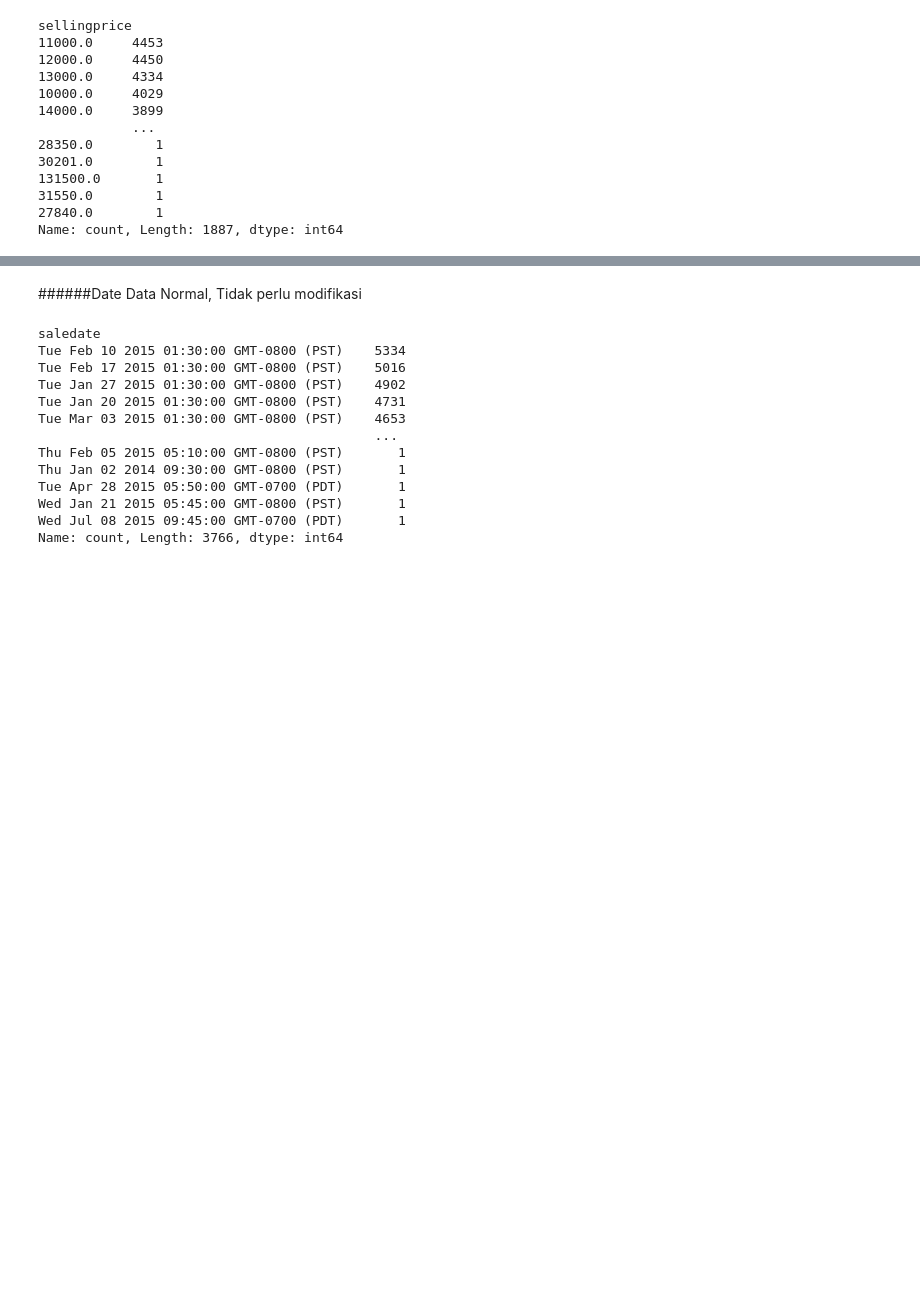
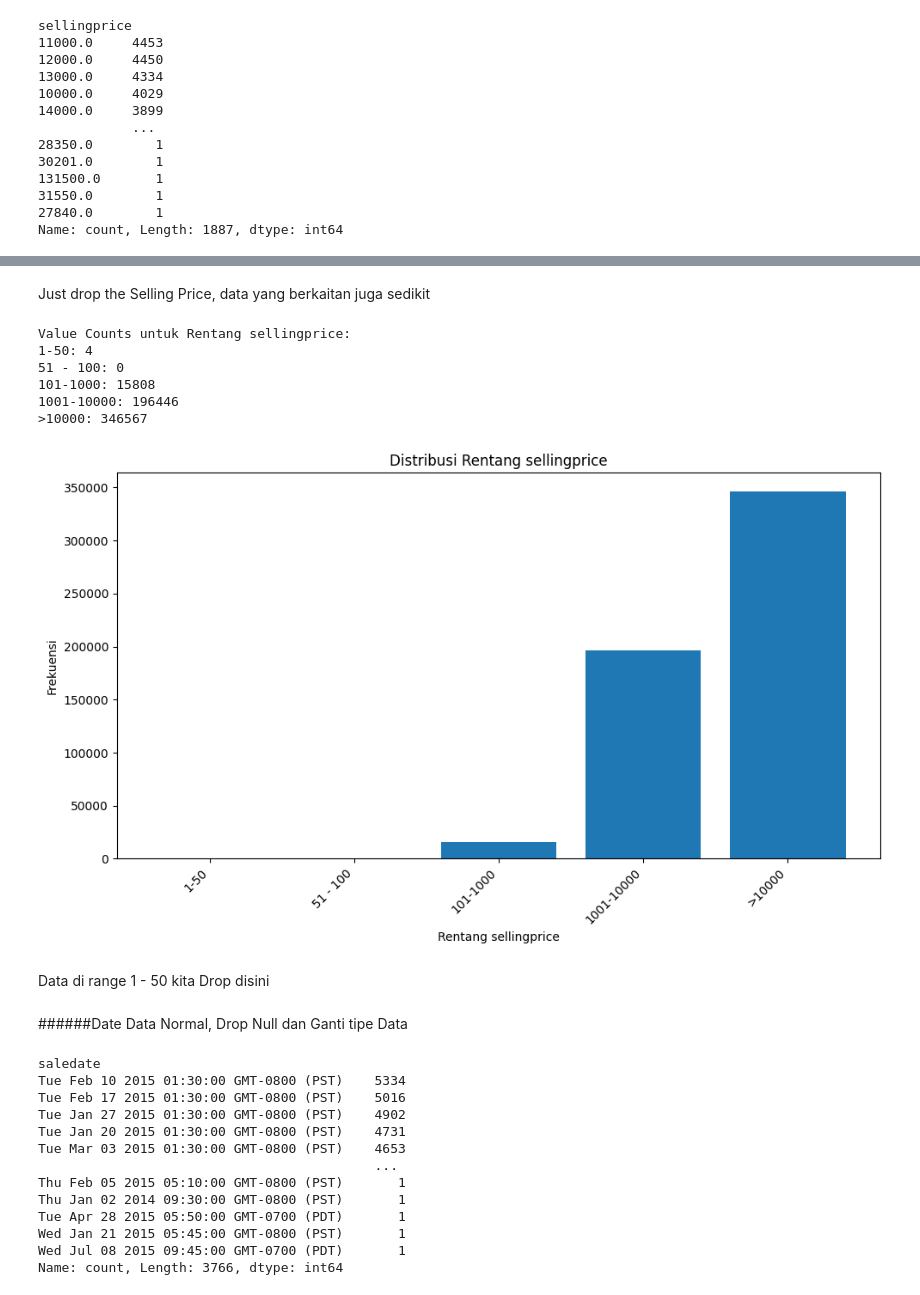
Before and after one commit to Bayhaqieee/GDG_ML_Learning, a Jupyter notebook: Hands_on_DataAnalysis_.ipynb, the cells around one changed output, grey strips where cells are left out. Saved outputs shown, nothing was run; the diff lists cells and outputs as text; code cells hidden in the pictures; blank space fills up the shorter version.

```diff
--- a/Hands_on_DataAnalysis_.ipynb
+++ b/Hands_on_DataAnalysis_.ipynb
@@ -507,6 +1012,41 @@ Name: count, Length: 1887, dtype: int64
+# %% [markdown]
+Just drop the Selling Price, data yang berkaitan juga sedikit
+# %%
+# Membuat bin untuk rentang sellingprice
+bins = [1,50, 100, 1000, 10000, float('inf')]  # float('inf') untuk nilai > 50000
+labels = ['1-50','51 - 100', '101-1000', '1001-10000', '>10000']
+
+# Menetapkan data ke bin dan menghitung kemunculan
+df_data['sellingprice_range'] = pd.cut(df_data['sellingprice'], bins=bins, labels=labels, right=False)
+sellingprice_counts = df_data['sellingprice_range'].value_counts().sort_index()
+
+# Menampilkan value counts untuk setiap rentang sellingprice
+print("Value Counts untuk Rentang sellingprice:")
+for range_label, count in sellingprice_counts.items():
+    print(f"{range_label}: {count}")
+
+# Membuat diagram batang
+plt.figure(figsize=(10, 6))  # Menyesuaikan ukuran gambar sesuai kebutuhan
+plt.bar(sellingprice_counts.index, sellingprice_counts.values)
+plt.title('Distribusi Rentang sellingprice')
+plt.xlabel('Rentang sellingprice')
+plt.ylabel('Frekuensi')
+plt.xticks(rotation=45, ha='right')  # Memutar label sumbu x agar lebih mudah dibaca
+plt.tight_layout()  # Menyesuaikan tata letak untuk mencegah label tumpang tindih
+plt.show()
+# %% [output]
+Value Counts untuk Rentang sellingprice:
+1-50: 4
+51 - 100: 0
+101-1000: 15808
+1001-10000: 196446
+>10000: 346567
+[figure, added]
+# %% [markdown]
+Data di range 1 - 50 kita Drop disini
 # %% [markdown]
 ######Date
-Data Normal, Tidak perlu modifikasi
+Data Normal, Drop Null dan Ganti tipe Data
 # %%
 # Frequency Analysis
 print(df_data['saledate'].value_counts())
```
Also changed, not shown: parts of 62 cells of this notebook.
